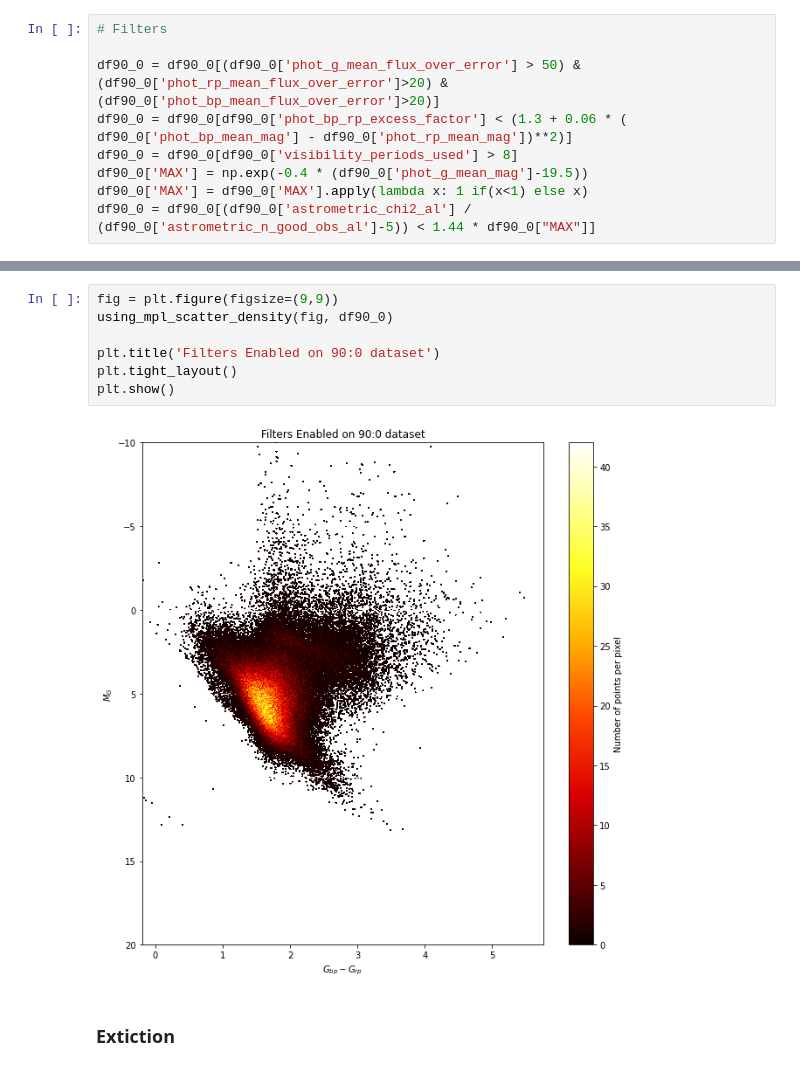
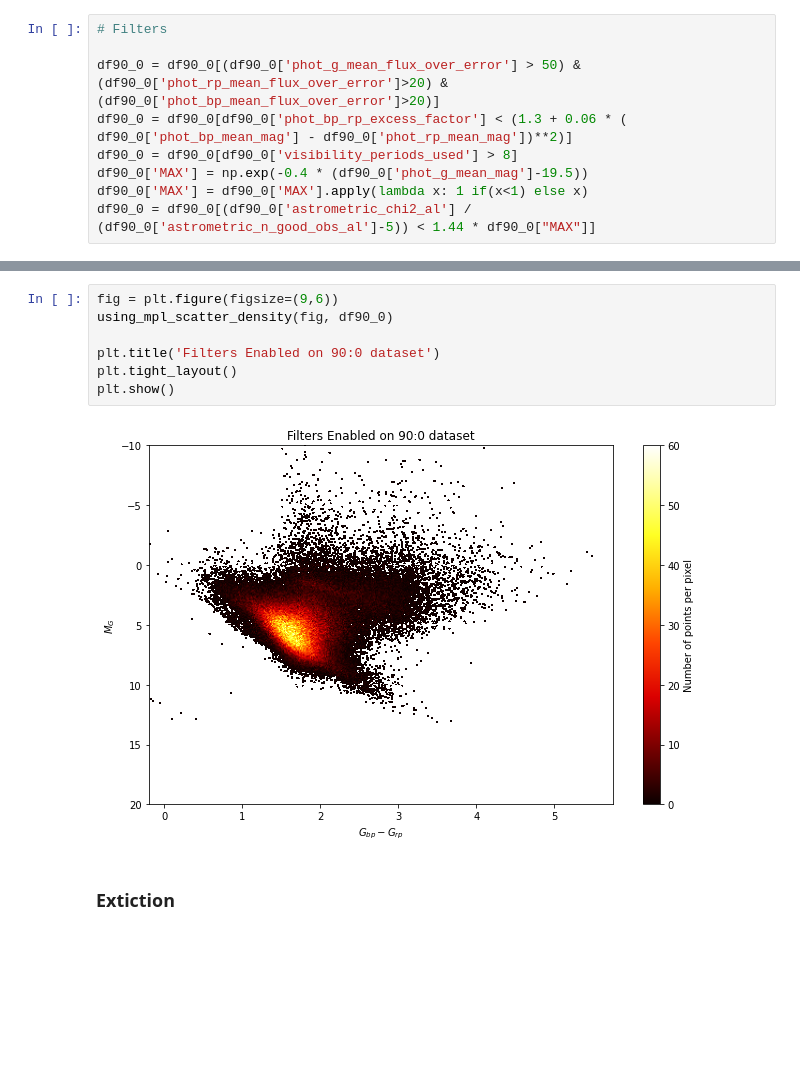
Before and after one commit to rafe-sh/Astro, a Jupyter notebook: code/Task1.ipynb, the cells around one changed output, grey strips where cells are left out. Drawn from its saved outputs; the diff is of its cells as text; blank space fills up the shorter version.

```diff
--- a/code/Task1.ipynb
+++ b/code/Task1.ipynb
@@ -263,12 +321,12 @@ df90_0.describe().transpose()
 # %%
-fig = plt.figure(figsize=(9,9))
+fig = plt.figure(figsize=(9,6))
 using_mpl_scatter_density(fig, df90_0)
 
 plt.title('Filters Enabled on 90:0 dataset')
 plt.tight_layout()
 plt.show()
 # %% [output]
-[figure, old version]
+[figure, new version]
 # %% [markdown]
 ### Extiction
 # %%
```
Also changed, not shown: parts of 37 cells of this notebook, 32 other files.
